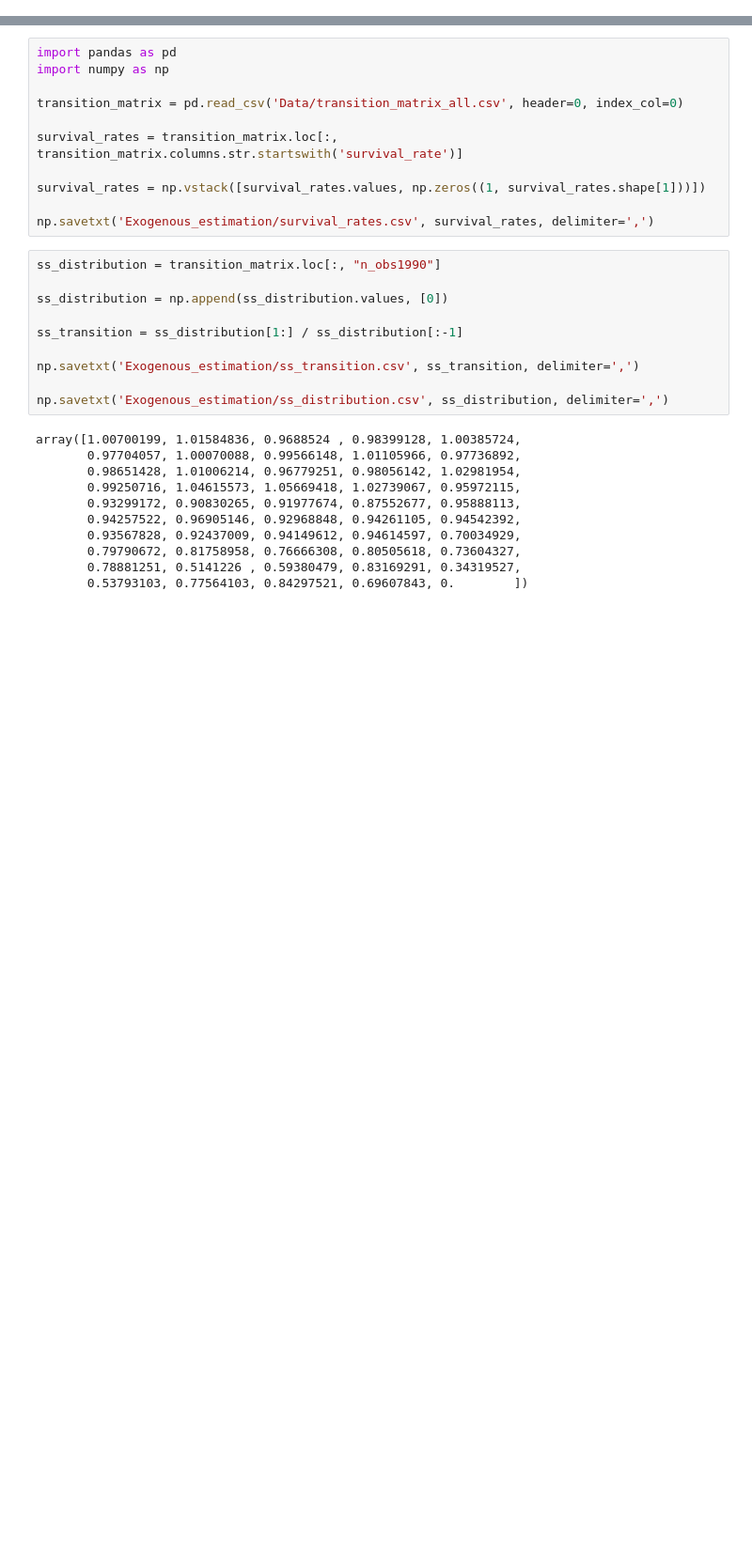
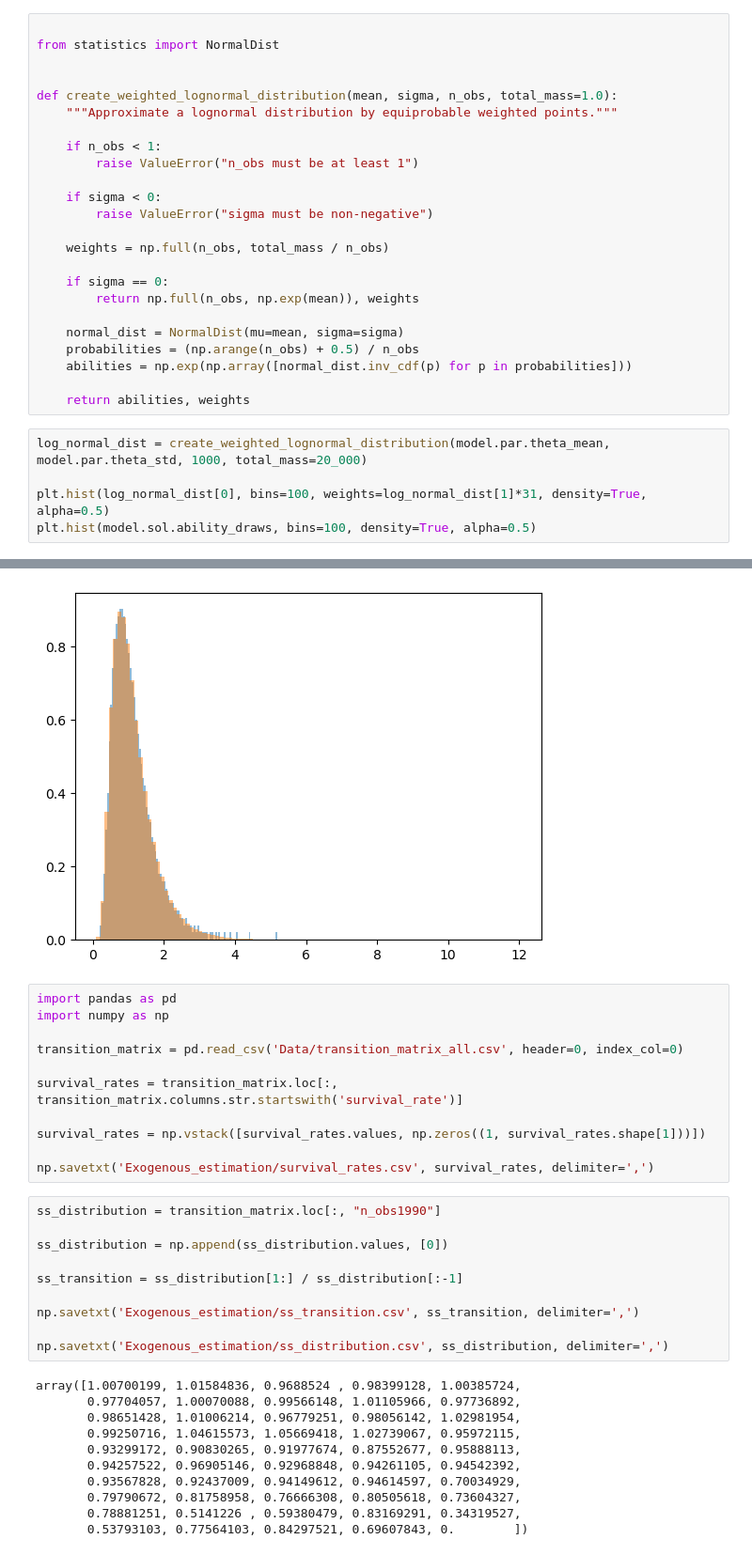
Before and after one commit to peter-l-ravn/Danish-Wage-Gap-Model, a Jupyter notebook: code_tester.ipynb, the cells around one changed output, grey strips where cells are left out. Shown at 94% size. Drawn from its saved outputs; the diff is of its cells as text; blank space fills up the shorter version.

```diff
--- a/code_tester.ipynb
+++ b/code_tester.ipynb
@@ -0,0 +41,30 @@
+# %%
+
+from statistics import NormalDist
+
+
+def create_weighted_lognormal_distribution(mean, sigma, n_obs, total_mass=1.0):
+    """Approximate a lognormal distribution by equiprobable weighted points."""
+
+    if n_obs < 1:
+        raise ValueError("n_obs must be at least 1")
+
+    if sigma < 0:
+        raise ValueError("sigma must be non-negative")
+
+    weights = np.full(n_obs, total_mass / n_obs)
+
+    if sigma == 0:
+        return np.full(n_obs, np.exp(mean)), weights
+
+    normal_dist = NormalDist(mu=mean, sigma=sigma)
+    probabilities = (np.arange(n_obs) + 0.5) / n_obs
+    abilities = np.exp(np.array([normal_dist.inv_cdf(p) for p in probabilities]))
+
+    return abilities, weights
+# %%
+log_normal_dist = create_weighted_lognormal_distribution(model.par.theta_mean, model.par.theta_std, 1000, total_mass=20_000)
+
+plt.hist(log_normal_dist[0], bins=100, weights=log_normal_dist[1]*31, density=True, alpha=0.5)
+plt.hist(model.sol.ability_draws, bins=100, density=True, alpha=0.5)
+# %% [output]
@@ -1,3 +88,4 @@
+[figure, added]
 # %%
 import pandas as pd
 import numpy as np
```
Also changed, not shown: parts of 4 cells of this notebook, 4 other files.
